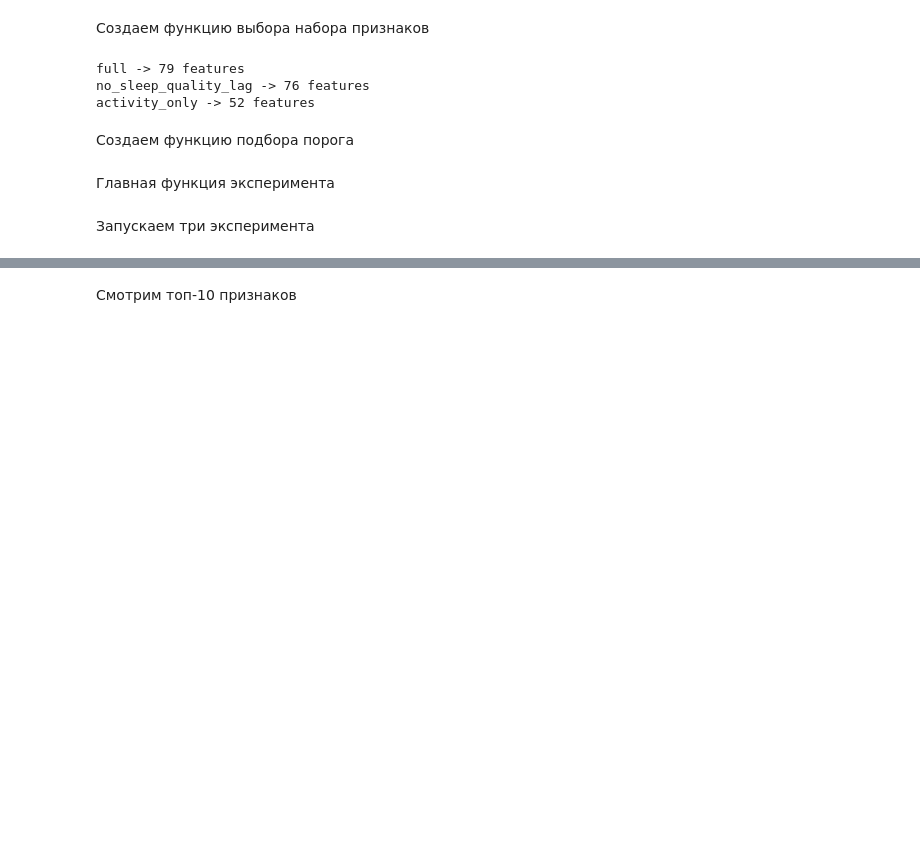
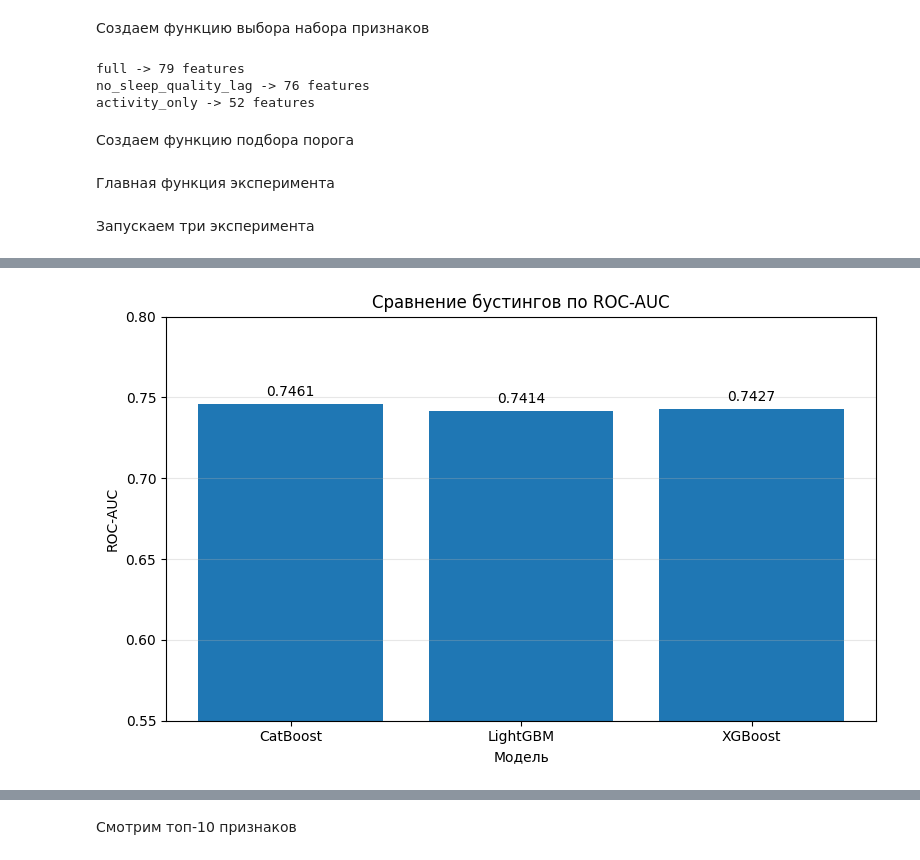
Before and after one commit to kokontsev/vkr_sleep_prediction, a Jupyter notebook: notebooks/05_ablation_experiments.ipynb, the cells around one changed output, grey strips where cells are left out. Saved outputs shown, nothing was run; the diff lists cells and outputs as text; code cells hidden in the pictures; blank space fills up the shorter version.

```diff
--- a/notebooks/05_ablation_experiments.ipynb
+++ b/notebooks/05_ablation_experiments.ipynb
@@ -406,0 +737,37 @@ ablation_comparison.to_csv(REPORT_TABLES_DIR / "ablation_comparison.csv", index=
+# %%
+BOOSTING_FIG_DIR = Path("../figures/chapter3")
+BOOSTING_FIG_DIR.mkdir(parents=True, exist_ok=True)
+
+plot_df = boosting_comparison_rounded.copy()
+
+plt.figure(figsize=(8, 5))
+
+bars = plt.bar(
+    plot_df["model"],
+    plot_df["roc_auc"]
+)
+
+plt.title("Сравнение бустингов по ROC-AUC")
+plt.xlabel("Модель")
+plt.ylabel("ROC-AUC")
+plt.ylim(0.55, 0.80)
+plt.grid(axis="y", alpha=0.3)
+
+for bar, value in zip(bars, plot_df["roc_auc"]):
+    plt.text(
+        bar.get_x() + bar.get_width() / 2,
+        value + 0.003,
+        f"{value:.4f}",
+        ha="center",
+        va="bottom"
+    )
+
+plt.tight_layout()
+plt.savefig(
+    BOOSTING_FIG_DIR / f"boosting_comparison_roc_auc_{BOOSTING_FEATURE_MODE}.png",
+    dpi=300,
+    bbox_inches="tight"
+)
+plt.show()
+# %% [output]
+[figure, added]
```
Also changed, not shown: parts of 11 cells of this notebook, 49 other files.
